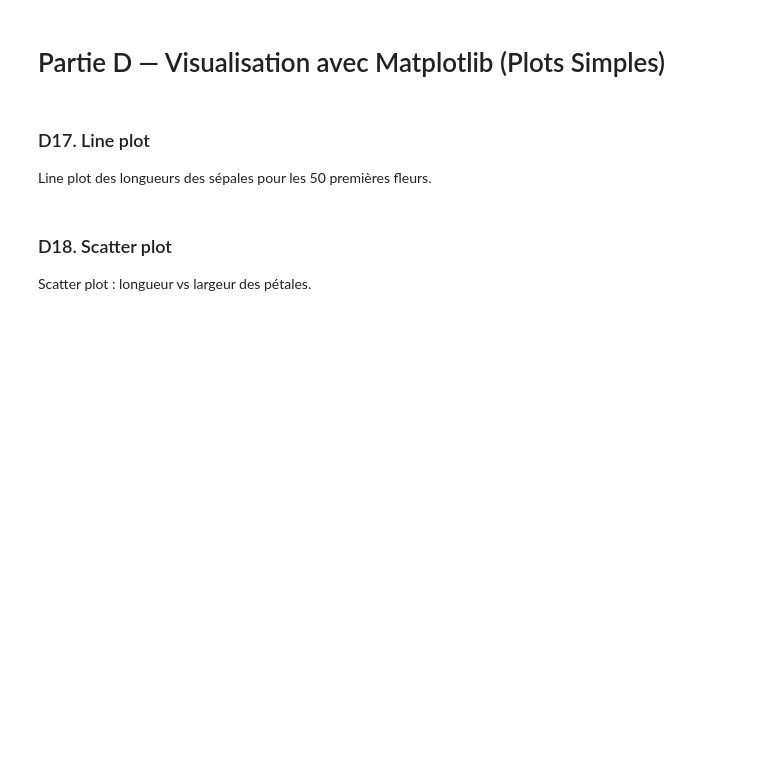
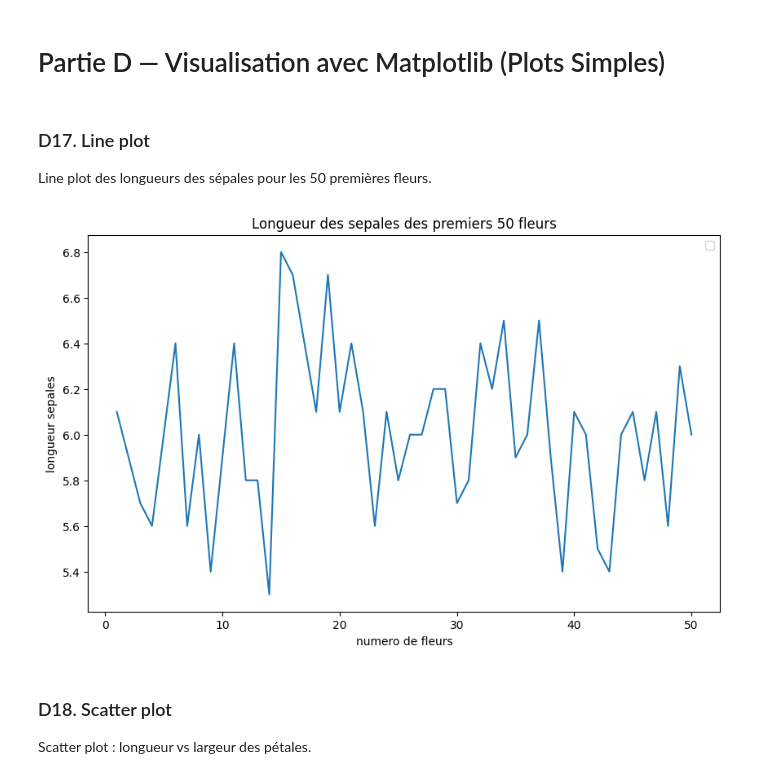
Before and after one commit to USMS-FPK-IA-GI-2025/controle-01-numpy-and-matplotlib-iris-choua1b, a Jupyter notebook: notebooks/controle_numpy_matplotlib.ipynb, the cells around one changed output. Drawn from its saved outputs; the diff is of its cells as text; code cells hidden in the pictures; blank space fills up the shorter version.

```diff
--- a/notebooks/controle_numpy_matplotlib.ipynb
+++ b/notebooks/controle_numpy_matplotlib.ipynb
@@ -188,2 +232,4 @@ Ajoutez 1 à toutes les valeurs de la première colonne de `features`.
 # %%
 # Votre code ici
+features[:, 0] = features[:, 0] + 1
+print(features[:5, 0])
@@ -202,3 +264,19 @@ Line plot des longueurs des sépales pour les 50 premières fleurs.
+# %%
+# Votre code ici
+#premierement on selection les donnees a tracer (les 50 premiers fleurs)
+sepal_length = features[:, 0]
+sepal_length_50 = sepal_length[:50]
+indices = np.arange(1, 51)
+
+plt.figure(figsize=(10, 6))
+plt.plot(indices, sepal_length_50)
+plt.title('Longueur des sepales des premiers 50 fleurs')
+plt.xlabel('numero de fleurs')
+plt.ylabel('longueur sepales')
+plt.legend()
+plt.show()
+# %% [output]
+[figure, added]
 # %% [markdown]
 ### D18. Scatter plot
 Scatter plot : longueur vs largeur des pétales.
```
Also changed, not shown: parts of 19 cells of this notebook.
